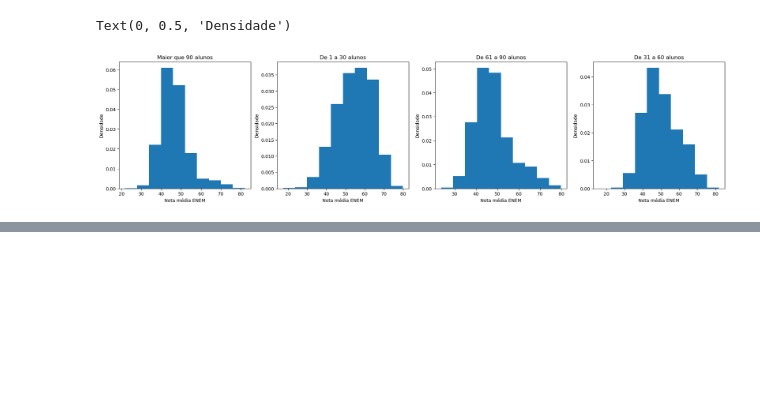
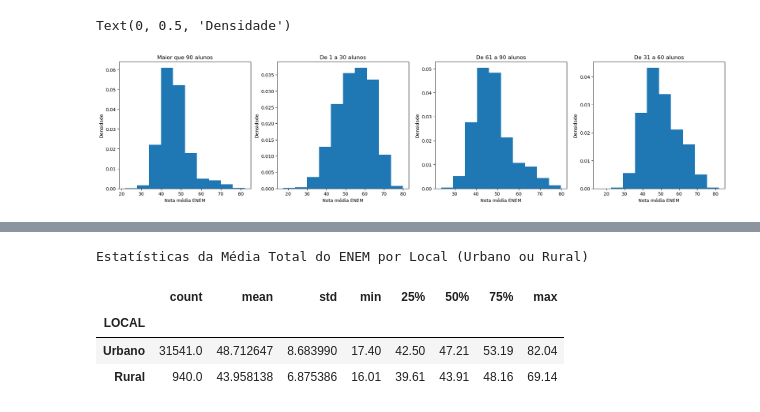
Before and after one commit to LuanaPLGuimaraes/Grupo12A_Projeto2_CDados, a Jupyter notebook: mineracao.ipynb, the cells around one changed output, grey strips where cells are left out. Saved outputs shown, nothing was run; the diff lists cells and outputs as text; code cells hidden in the pictures; blank space fills up the shorter version.

```diff
--- a/mineracao.ipynb
+++ b/mineracao.ipynb
@@ -287,0 +312,9 @@ Text(0, 0.5, 'Densidade')
+# %%
+print("Estatísticas da Média Total do ENEM por Local (Urbano ou Rural)")
+dados.groupby('LOCAL')['MEDIA_TOTAL_ENEM'].describe()
+# %% [output]
+Estatísticas da Média Total do ENEM por Local (Urbano ou Rural)
+|  | count | mean | std | min | 25% | 50% | 75% | max |
+| LOCAL |  |  |  |  |  |  |  |  |
+| Urbano | 31541.0 | 48.712647 | 8.683990 | 17.40 | 42.50 | 47.21 | 53.19 | 82.04 |
+| Rural | 940.0 | 43.958138 | 6.875386 | 16.01 | 39.61 | 43.91 | 48.16 | 69.14 |
```
Also changed, not shown: parts of 2 cells of this notebook.
